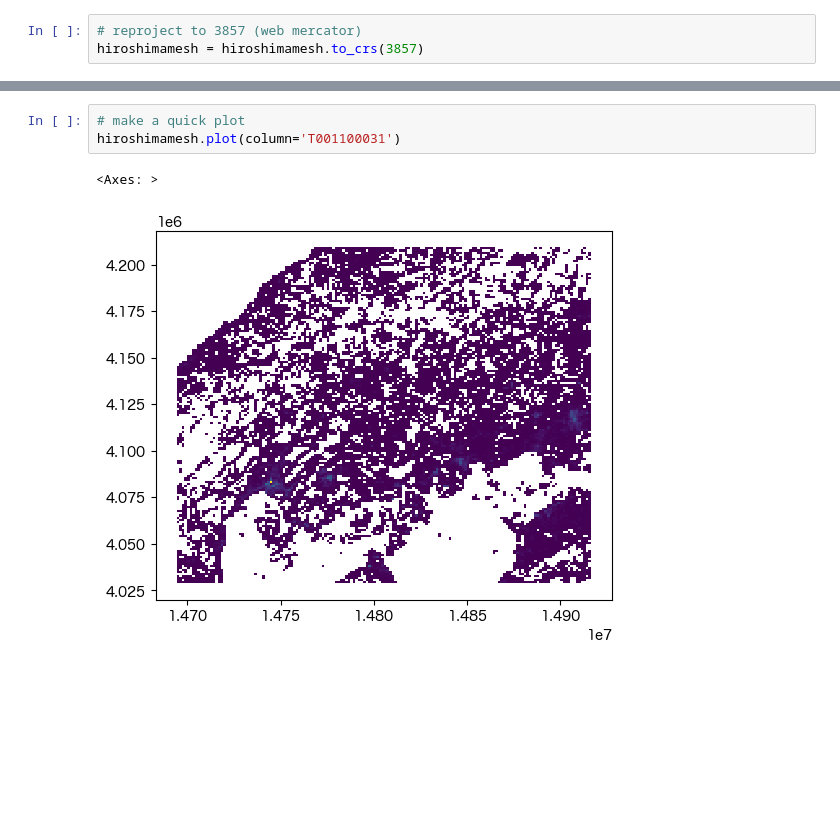
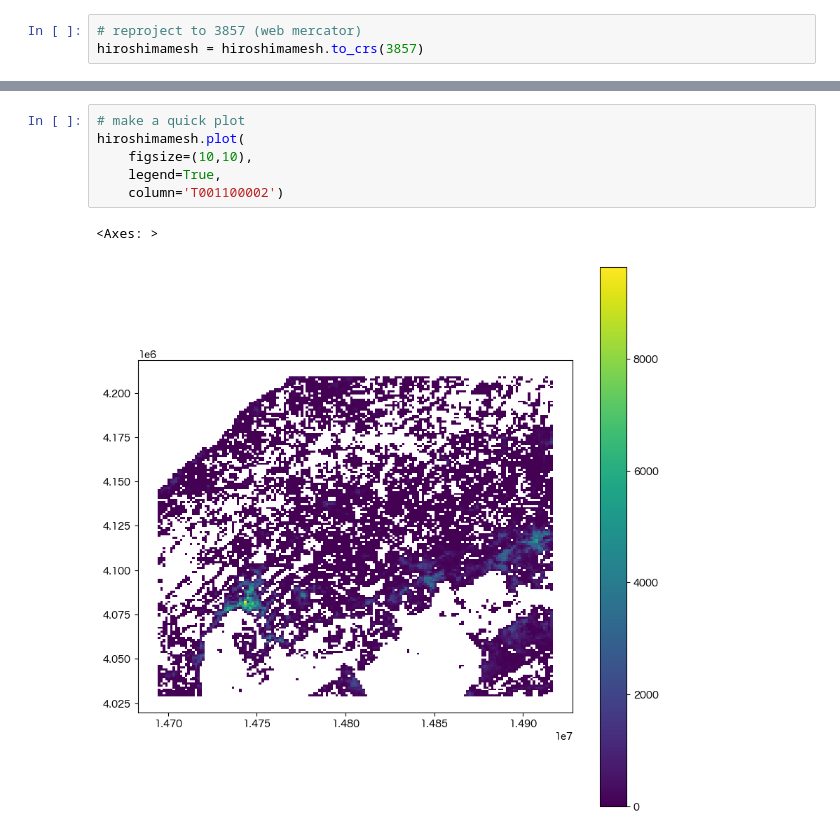
Before and after one commit to SakiMatsumotooo/GIS, a Jupyter notebook: Final Project/final.ipynb, the cells around one changed output, grey strips where cells are left out. Cells and saved outputs as stored; diff of their text form; blank space fills up the shorter version.

```diff
--- a/Final Project/final.ipynb
+++ b/Final Project/final.ipynb
@@ -229,6 +249,9 @@ hiroshimamesh = hiroshimamesh.to_crs(3857)
 # %%
 # make a quick plot
-hiroshimamesh.plot(column='T001100031')
+hiroshimamesh.plot(
+    figsize=(10,10),
+    legend=True,
+    column='T001100002')
 # %% [output]
 <Axes: >
-[figure, old version]
+[figure, new version]
```
Also changed, not shown: parts of 1 cell of this notebook.
